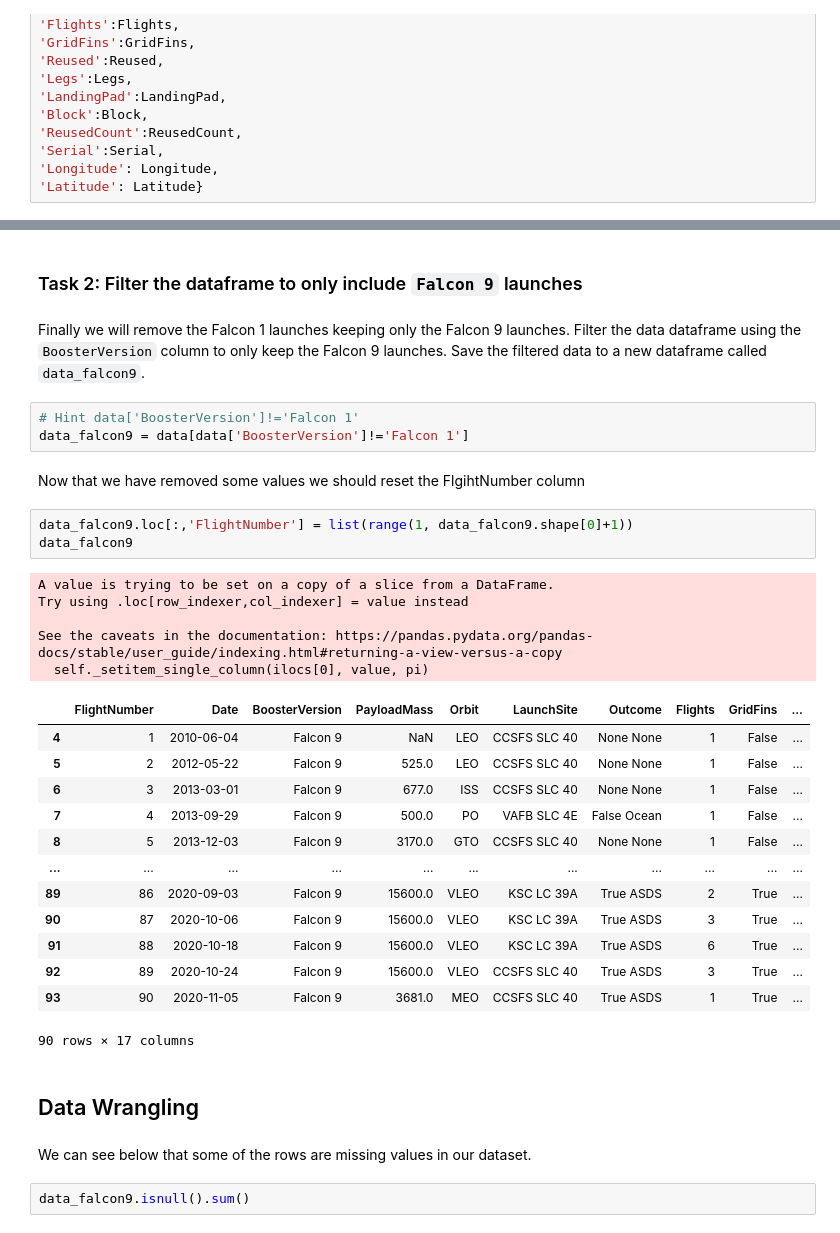
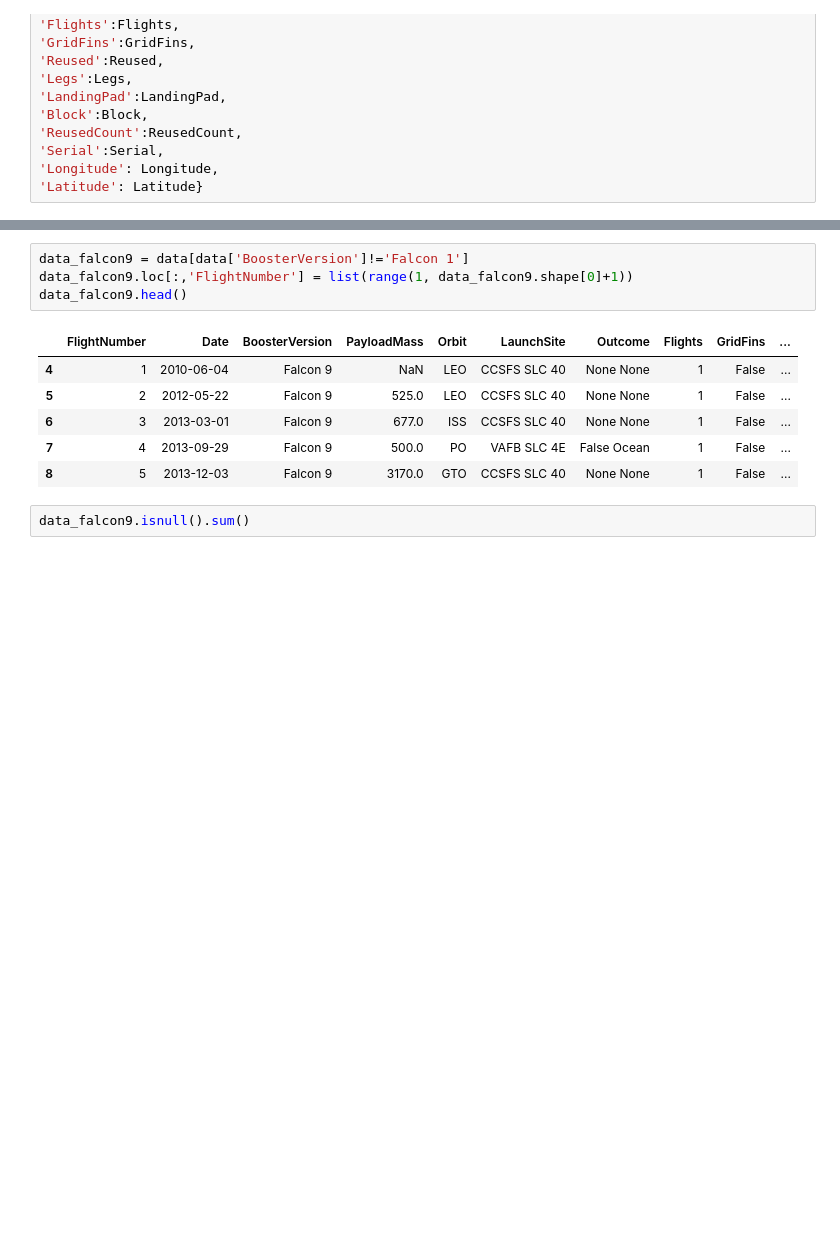
Before and after one commit to induwara43/SpaceX_Falcon9_Stage_1_Landing_Prediction, a Jupyter notebook: 1.Space-X_Data_Collection.ipynb, the cells around one changed output, grey strips where cells are left out. Drawn from its saved outputs; the diff is of its cells as text; blank space fills up the shorter version.

```diff
--- a/1.spacex-data-collection.ipynb
+++ b/1.Space-X_Data_Collection.ipynb
@@ -266,38 +139,14 @@ data
-# %% [markdown]
-### Task 2: Filter the dataframe to only include `Falcon 9` launches
-# %% [markdown]
-Finally we will remove the Falcon 1 launches keeping only the Falcon 9 launches. Filter the data dataframe using the <code>BoosterVersion</code> column to only keep the Falcon 9 launches. Save the filtered data to a new dataframe called <code>data_falcon9</code>.
-# %%
-# Hint data['BoosterVersion']!='Falcon 1'
-data_falcon9 = data[data['BoosterVersion']!='Falcon 1']
-# %% [markdown]
-Now that we have removed some values we should reset the FlgihtNumber column
 # %%
+data_falcon9 = data[data['BoosterVersion']!='Falcon 1']
 data_falcon9.loc[:,'FlightNumber'] = list(range(1, data_falcon9.shape[0]+1))
-data_falcon9
+data_falcon9.head()
 # %% [output]
-A value is trying to be set on a copy of a slice from a DataFrame.
-Try using .loc[row_indexer,col_indexer] = value instead
-
-See the caveats in the documentation: https://pandas.pydata.org/pandas-docs/stable/user_guide/indexing.html#returning-a-view-versus-a-copy
-  self._setitem_single_column(ilocs[0], value, pi)
 |  | FlightNumber | Date | BoosterVersion | PayloadMass | Orbit | LaunchSite | Outcome | Flights | GridFins | ... |
 | 4 | 1 | 2010-06-04 | Falcon 9 | NaN | LEO | CCSFS SLC 40 | None None | 1 | False | ... |
 | 5 | 2 | 2012-05-22 | Falcon 9 | 525.0 | LEO | CCSFS SLC 40 | None None | 1 | False | ... |
 | 6 | 3 | 2013-03-01 | Falcon 9 | 677.0 | ISS | CCSFS SLC 40 | None None | 1 | False | ... |
 | 7 | 4 | 2013-09-29 | Falcon 9 | 500.0 | PO | VAFB SLC 4E | False Ocean | 1 | False | ... |
 | 8 | 5 | 2013-12-03 | Falcon 9 | 3170.0 | GTO | CCSFS SLC 40 | None None | 1 | False | ... |
-| ... | ... | ... | ... | ... | ... | ... | ... | ... | ... | ... |
-| 89 | 86 | 2020-09-03 | Falcon 9 | 15600.0 | VLEO | KSC LC 39A | True ASDS | 2 | True | ... |
-| 90 | 87 | 2020-10-06 | Falcon 9 | 15600.0 | VLEO | KSC LC 39A | True ASDS | 3 | True | ... |
-| 91 | 88 | 2020-10-18 | Falcon 9 | 15600.0 | VLEO | KSC LC 39A | True ASDS | 6 | True | ... |
-| 92 | 89 | 2020-10-24 | Falcon 9 | 15600.0 | VLEO | CCSFS SLC 40 | True ASDS | 3 | True | ... |
-| 93 | 90 | 2020-11-05 | Falcon 9 | 3681.0 | MEO | CCSFS SLC 40 | True ASDS | 1 | True | ... |
-90 rows × 17 columns
-# %% [markdown]
-## Data Wrangling
-# %% [markdown]
-We can see below that some of the rows are missing values in our dataset.
 # %%
 data_falcon9.isnull().sum()
 # %% [output]
```
Also changed, not shown: parts of 78 cells of this notebook, 1 other file.
